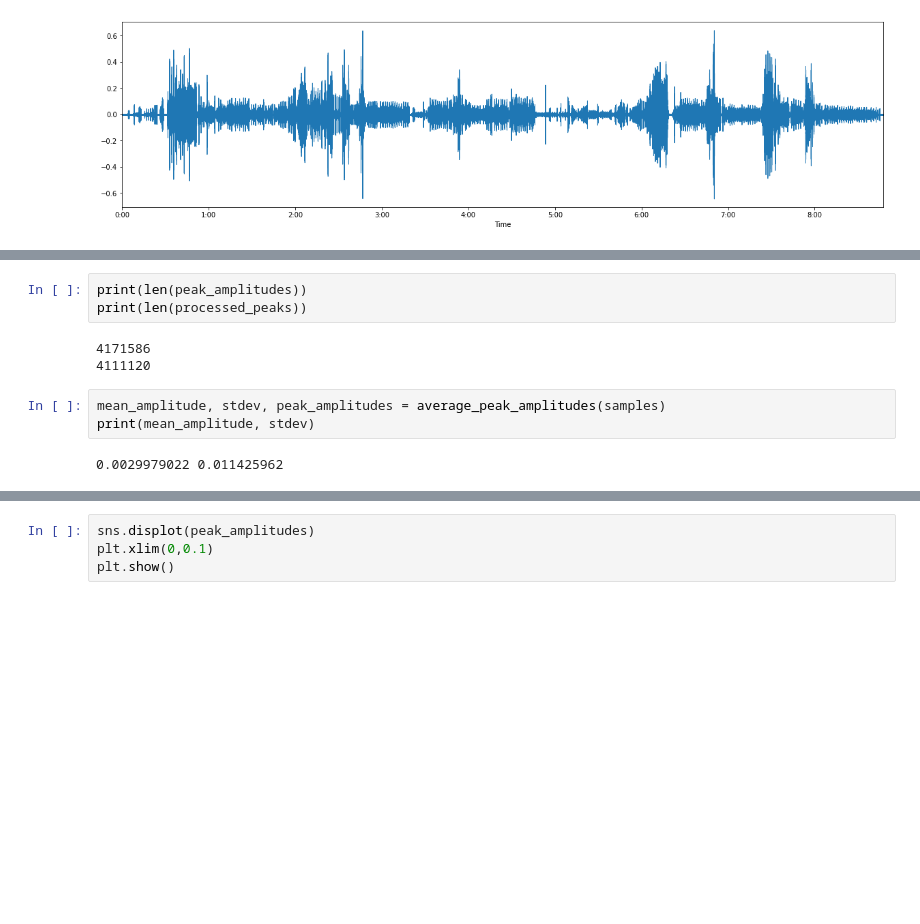
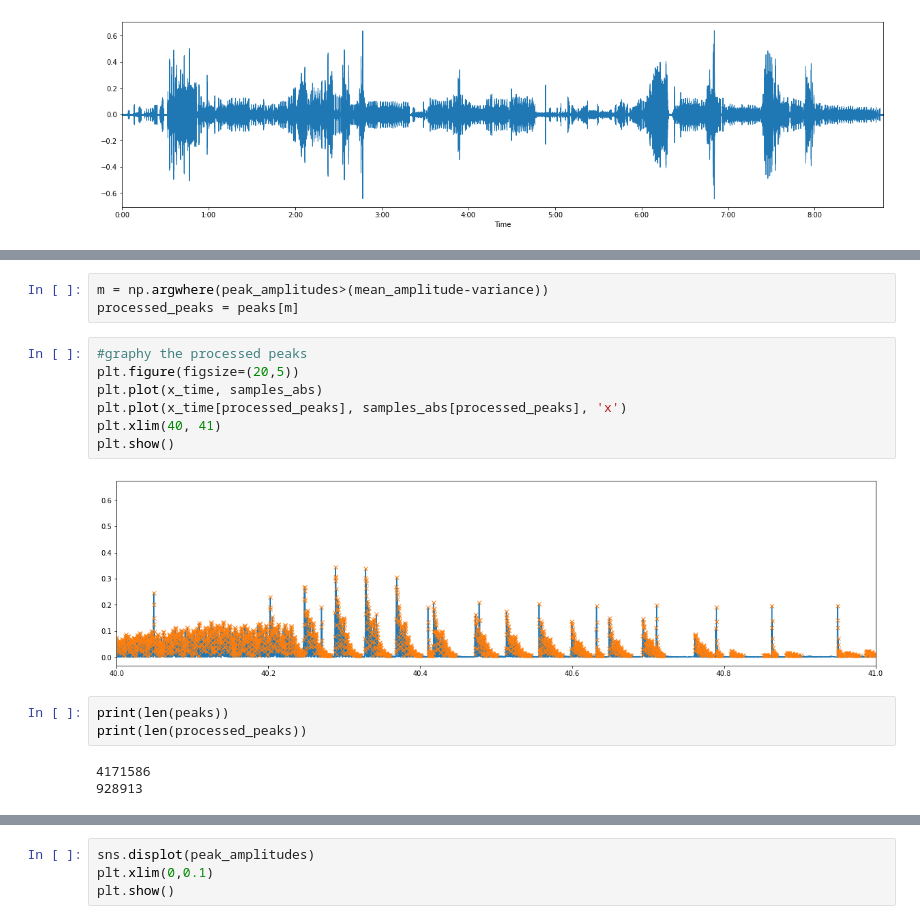
Before and after one commit to james-bole-pan/Xenopus_signal_processing, a Jupyter notebook: Minimum_threshold.ipynb, the cells around one changed output, grey strips where cells are left out. Cells and saved outputs as stored; diff of their text form; blank space fills up the shorter version.

```diff
--- a/Minimum_threshold.ipynb
+++ b/Minimum_threshold.ipynb
@@ -64,11 +74,18 @@ for i in peaks:
+# %%
+m = np.argwhere(peak_amplitudes>(mean_amplitude-variance))
+processed_peaks = peaks[m]
+# %%
+#graphy the processed peaks
+plt.figure(figsize=(20,5))
+plt.plot(x_time, samples_abs)
+plt.plot(x_time[processed_peaks], samples_abs[processed_peaks], 'x')
+plt.xlim(40, 41)
+plt.show()
+# %% [output]
+[figure, added]
 # %%
-print(len(peak_amplitudes))
+print(len(peaks))
 print(len(processed_peaks))
 # %% [output]
 4171586
-4111120
+928913
-# %%
-mean_amplitude, stdev, peak_amplitudes = average_peak_amplitudes(samples)
-print(mean_amplitude, stdev)
-# %% [output]
-0.0029979022 0.011425962
```
Also changed, not shown: parts of 7 cells of this notebook.
